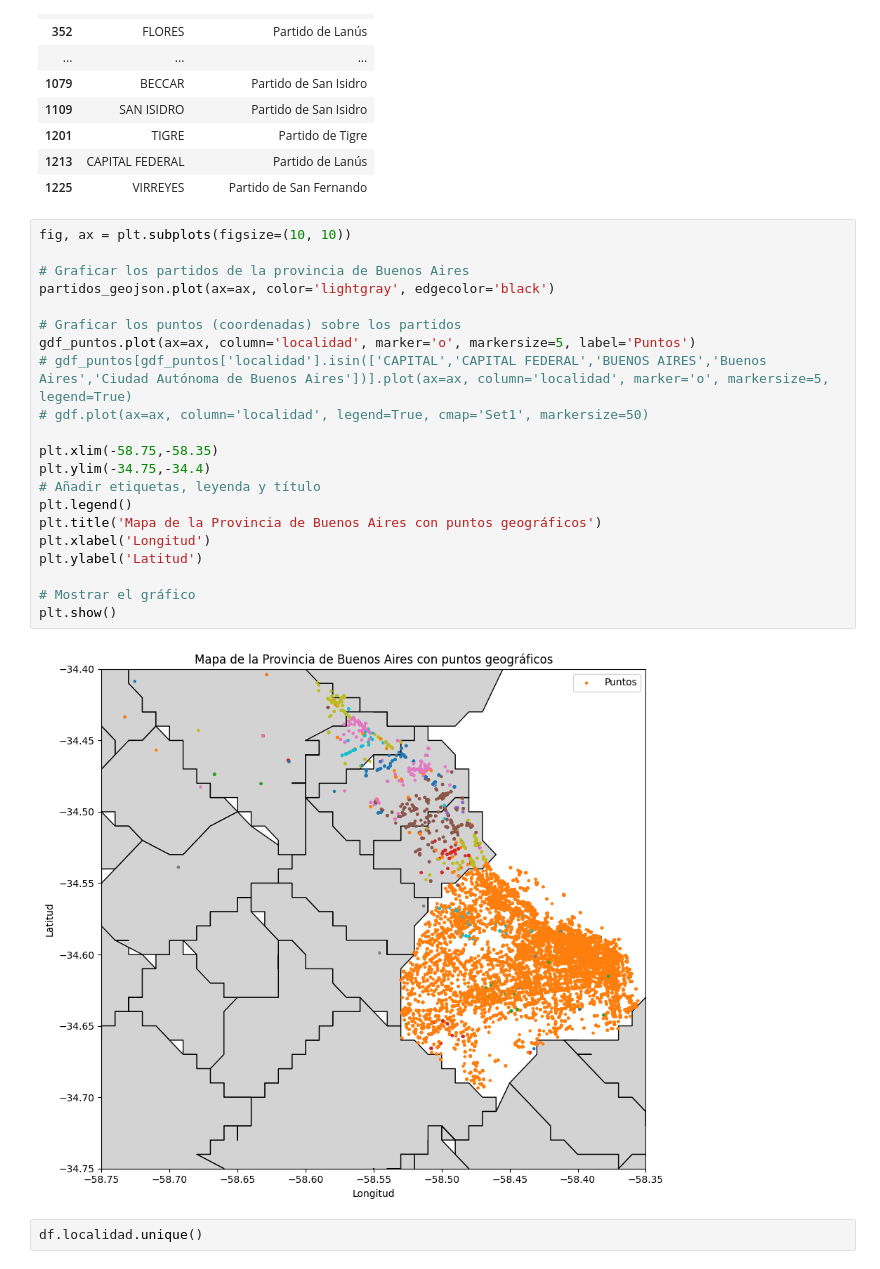
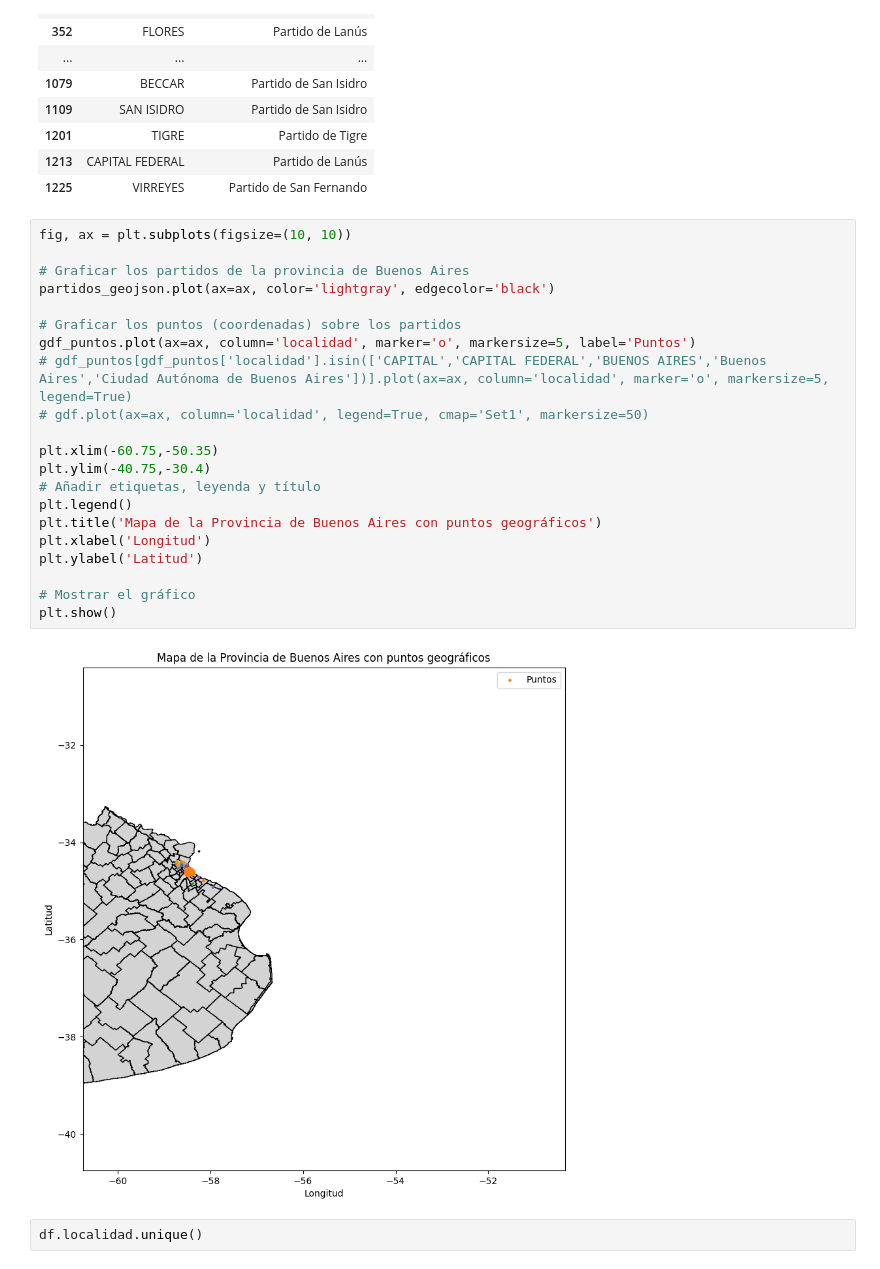
Before and after one commit to Maximo-Verdondoni/DesafioiFlow, a Jupyter notebook: Limpieza.ipynb, the cells around one changed output. Cells and saved outputs as stored; diff of their text form.

```diff
--- a/Limpieza.ipynb
+++ b/Limpieza.ipynb
@@ -539,26 +539,26 @@ gdf_joined[['localidad','fna']].drop_duplicates().head(20)
 # %%
 fig, ax = plt.subplots(figsize=(10, 10))
 
 # Graficar los partidos de la provincia de Buenos Aires
 partidos_geojson.plot(ax=ax, color='lightgray', edgecolor='black')
 
 # Graficar los puntos (coordenadas) sobre los partidos
 gdf_puntos.plot(ax=ax, column='localidad', marker='o', markersize=5, label='Puntos')
 # gdf_puntos[gdf_puntos['localidad'].isin(['CAPITAL','CAPITAL FEDERAL','BUENOS AIRES','Buenos Aires','Ciudad Autónoma de Buenos Aires'])].plot(ax=ax, column='localidad', marker='o', markersize=5, legend=True)
 # gdf.plot(ax=ax, column='localidad', legend=True, cmap='Set1', markersize=50)
 
-plt.xlim(-58.75,-58.35)
-plt.ylim(-34.75,-34.4)
+plt.xlim(-60.75,-50.35)
+plt.ylim(-40.75,-30.4)
 # Añadir etiquetas, leyenda y título
 plt.legend()
 plt.title('Mapa de la Provincia de Buenos Aires con puntos geográficos')
 plt.xlabel('Longitud')
 plt.ylabel('Latitud')
 
 # Mostrar el gráfico
 plt.show()
 # %% [output]
-[figure, old version]
+[figure, new version]
 # %%
 df.localidad.unique()
 # %% [output]
```
Also changed, not shown: parts of 7 cells of this notebook, 2 other files.
